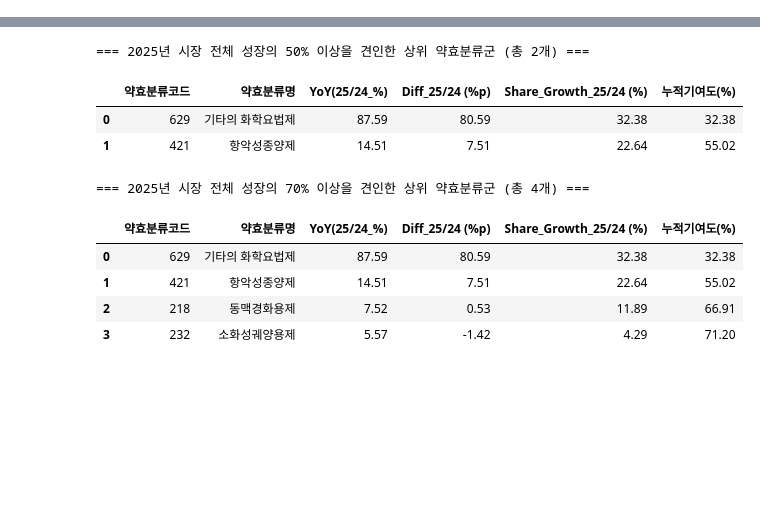
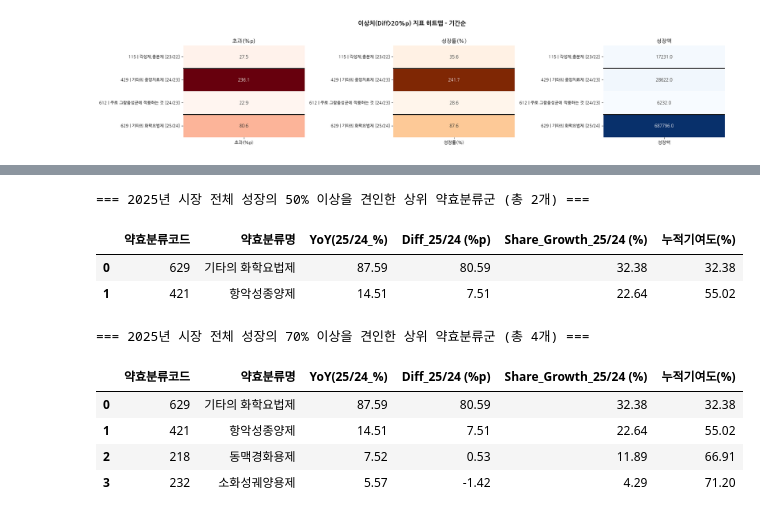
Before and after one commit to benskim/healthcareDA, a Jupyter notebook: src/1-1.meft/meft-pick-v1.ipynb, the cells around one changed output, grey strips where cells are left out. Drawn from its saved outputs; the diff is of its cells as text; code cells hidden in the pictures; blank space fills up the shorter version.

```diff
--- a/src/1-1.meft/meft-pick-v1.ipynb
+++ b/src/1-1.meft/meft-pick-v1.ipynb
@@ -502,0 +505,52 @@ filtered_analysis[filtered_analysis.약효분류코드.isin(['115','612','219','
+# %%
+import pandas as pd, numpy as np, matplotlib.pyplot as plt, seaborn as sns
+
+# 이상치 조건별 컬럼 매핑 (기간: (Diff컬럼, YoY컬럼, Growth컬럼))
+PERIODS = {
+    '23/22': ('Diff_23/22 (%p)', 'YoY(23/22_%)', 'Growth_23/22'),
+    '24/23': ('Diff_24/23 (%p)', 'YoY(24/23_%)', 'Growth_24/23'),
+    '25/24': ('Diff_25/24 (%p)', 'YoY(25/24_%)', 'Growth_25/24'),
+}
+
+# 각 기간별 이상치 코드 집합 (초과성장률 > 20% )
+outliers = {p: set(consecutive_growth_df.loc[consecutive_growth_df[d] > 20, '약효분류코드'])
+            for p, (d, _, _) in PERIODS.items()}
+
+# long format (comprehension 한 방)
+# 1) long 생성
+long = pd.DataFrame([
+    {'코드': r['약효분류코드'], '명': r['약효분류명'], '기간': p,
+     '초과(%p)': r[d], '성장률(%)': r[y], '성장액': r[g]}
+    for _, r in consecutive_growth_df.iterrows()
+    for p, (d, y, g) in PERIODS.items()
+    if r['약효분류코드'] in outliers[p]
+])
+long['라벨'] = long['코드'].astype(str) + ' | ' + long['명'] + ' [' + long['기간'] + ']'
+
+# 1) 정렬
+long['기간'] = pd.Categorical(long['기간'], categories=['23/22','24/23','25/24'], ordered=True)
+long_sorted = (long.sort_values(['기간','초과(%p)'], ascending=[True, False])
+                   .set_index('라벨'))
+
+# 2) 경계 계산
+sizes = long_sorted.reset_index().groupby('기간', observed=True).size()
+boundaries = sizes.cumsum().values[:-1]      # [23|24 경계, 24|25 경계]
+
+# 3) 히트맵
+metrics, cmaps = ['초과(%p)','성장률(%)','성장액'], ['Reds','Oranges','Blues']
+fig, axes = plt.subplots(1, 3, figsize=(20, max(4, len(long_sorted)*0.32)))
+
+for ax, m, c in zip(axes, metrics, cmaps):
+    sns.heatmap(long_sorted[[m]], annot=True, fmt='.1f',
+                cmap=c, linewidths=.5, ax=ax, cbar=False, yticklabels=True)
+    ax.set_title(m); ax.set_xlabel(''); ax.set_ylabel('')
+    ax.tick_params(axis='y', labelsize=9)
+    # ✅ 기간 경계선
+    for b in boundaries:
+        ax.axhline(b, color='black', lw=1.8, zorder=5)
+
+plt.suptitle('이상치(Diff>20%p) 지표 히트맵 – 기간순',    fontsize=14, weight='bold', y=1.02)
+
+plt.tight_layout(); plt.show()
+# %% [output]
+[figure, added]
```
Also changed, not shown: parts of 12 cells of this notebook, 1 other file.
